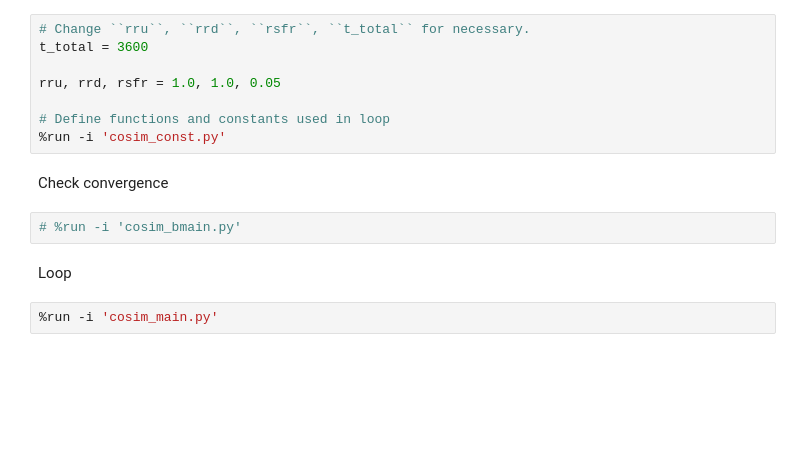
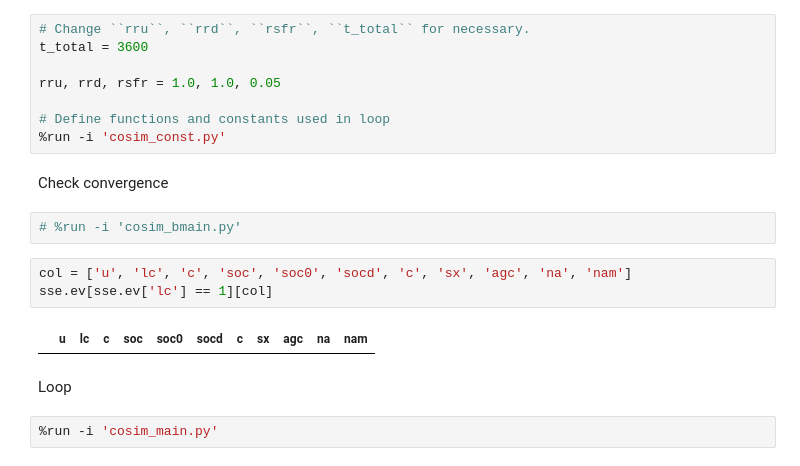
Before and after one commit to jinningwang/andes, a Jupyter notebook: jwang/notes/cosim_ev_F2.ipynb, the cells around one changed output. Cells and saved outputs as stored; diff of their text form; blank space fills up the shorter version.

```diff
--- a/jwang/notes/cosim_ev_F2.ipynb
+++ b/jwang/notes/cosim_ev_F2.ipynb
@@ -191,6 +191,11 @@ rru, rrd, rsfr = 1.0, 1.0, 0.05
 Check convergence
 # %%
 # %run -i 'cosim_bmain.py'
+# %%
+col = ['u', 'lc', 'c', 'soc', 'soc0', 'socd', 'c', 'sx', 'agc', 'na', 'nam']
+sse.ev[sse.ev['lc'] == 1][col]
+# %% [output]
+|  | u | lc | c | soc | soc0 | socd | c | sx | agc | na | nam |
 # %% [markdown]
 Loop
 # %%
```
Also changed, not shown: parts of 10 cells of this notebook, 40 other files.
